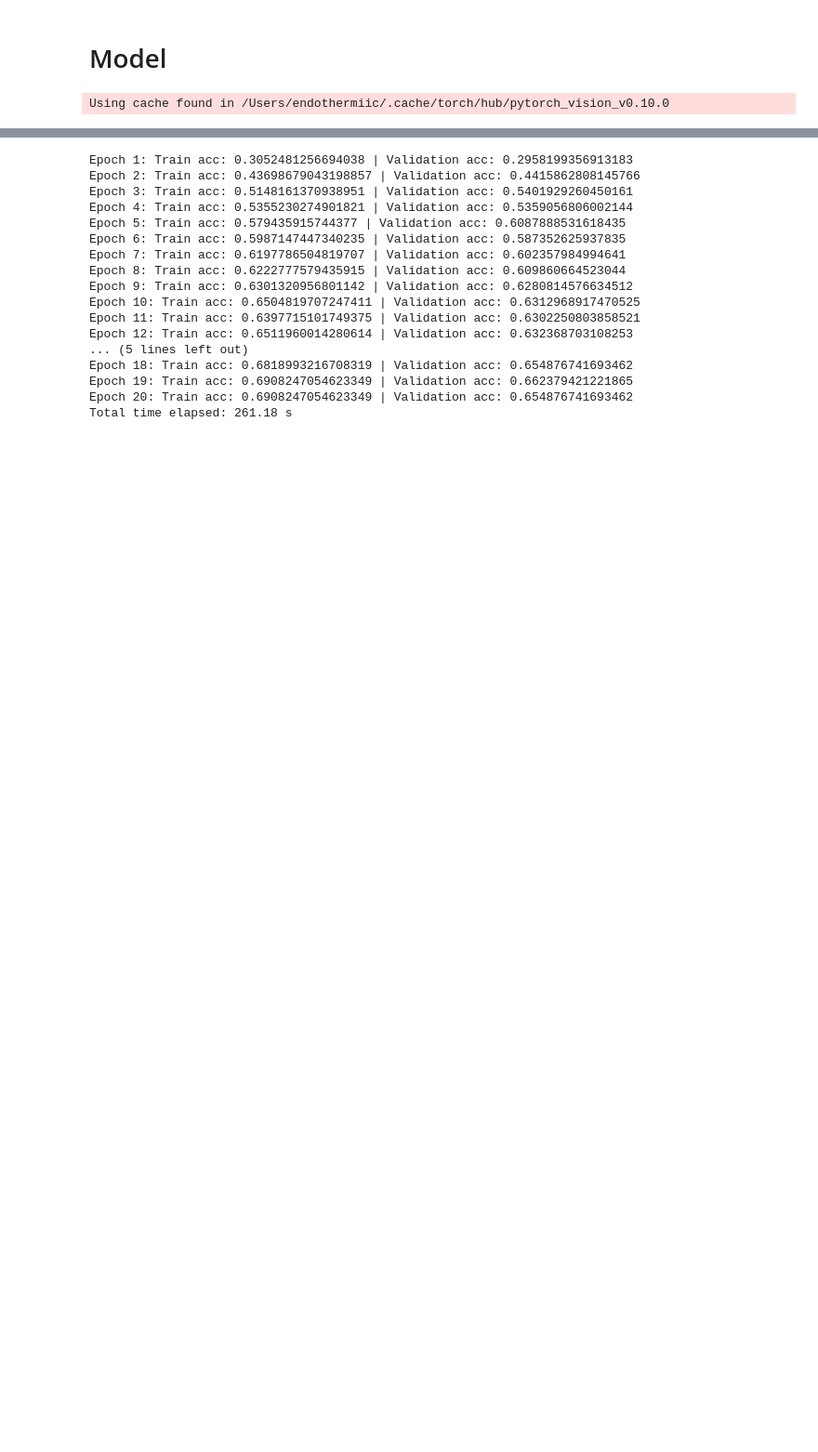
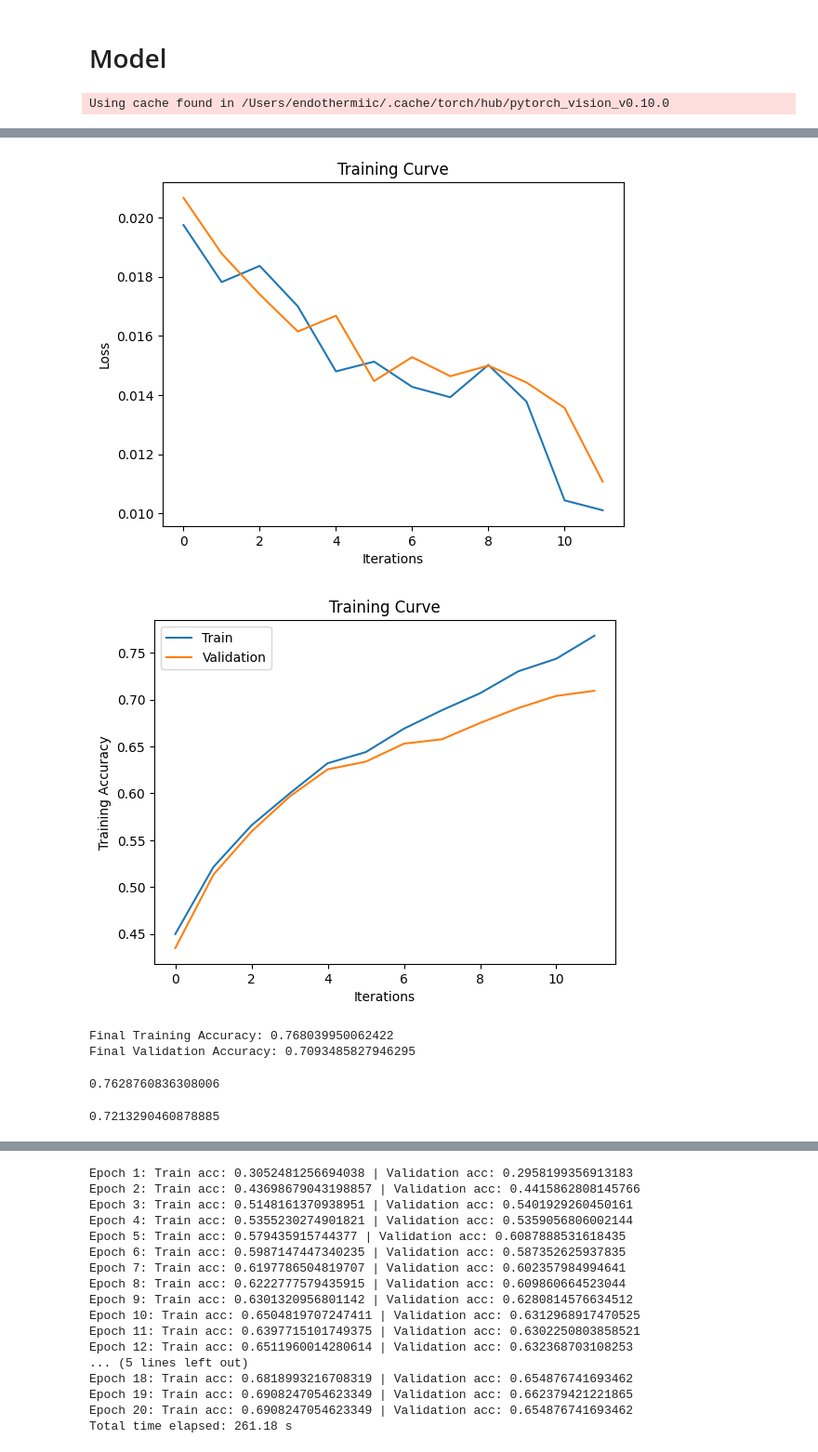
Before and after one commit to reaahuja/DermAI-Skin-Cancer-Detection, a Jupyter notebook: ModelRuns.ipynb, the cells around one changed output, grey strips where cells are left out. Shown at 93% size. Drawn from its saved outputs; the diff is of its cells as text; code cells hidden in the pictures; blank space fills up the shorter version.

```diff
--- a/ModelRuns.ipynb
+++ b/ModelRuns.ipynb
@@ -524,0 +634,4 @@ Final Validation Accuracy: 0.6580921757770632
+# %%
+model_7 = CNNClassifier() # 7000 training images
+train(model_7, "best_model", train_dataset_1, val_dataset_1, batch_size=64, lr=0.0001, num_epochs=12)
+# %% [output]
@@ -524,0 +651,4 @@ Final Validation Accuracy: 0.6580921757770632
+[figure, added]
+[figure, added]
+Final Training Accuracy: 0.768039950062422
+Final Validation Accuracy: 0.7093485827946295
@@ -524,0 +680,8 @@ Final Validation Accuracy: 0.6580921757770632
+# %%
+get_accuracy(model_7, test_dataset_1, 64)
+# %% [output]
+0.7628760836308006
+# %%
+get_accuracy(model_7, test_dataset, 64) # use
+# %% [output]
+0.7213290460878885
```
Also changed, not shown: parts of 21 cells of this notebook, 7 other files.
